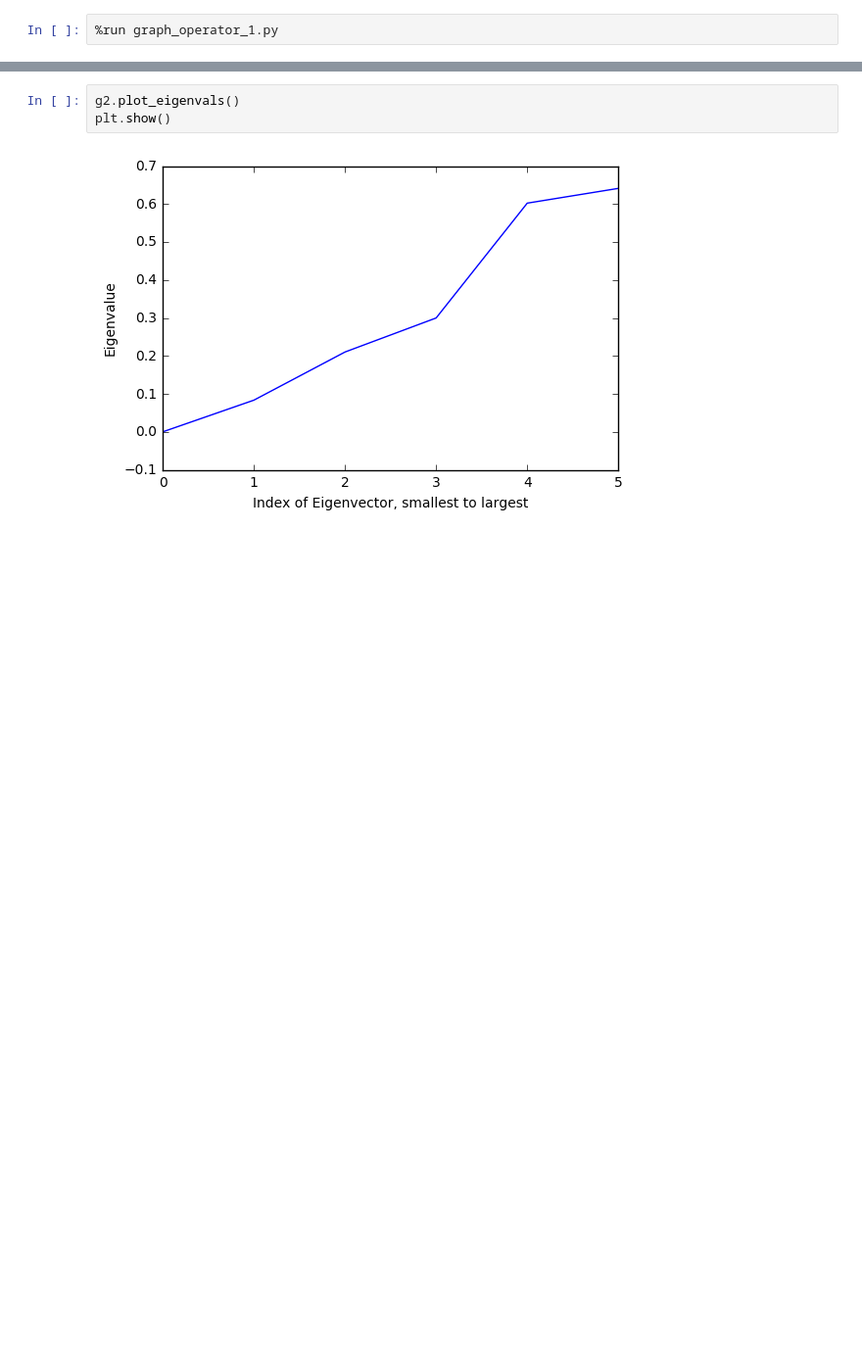
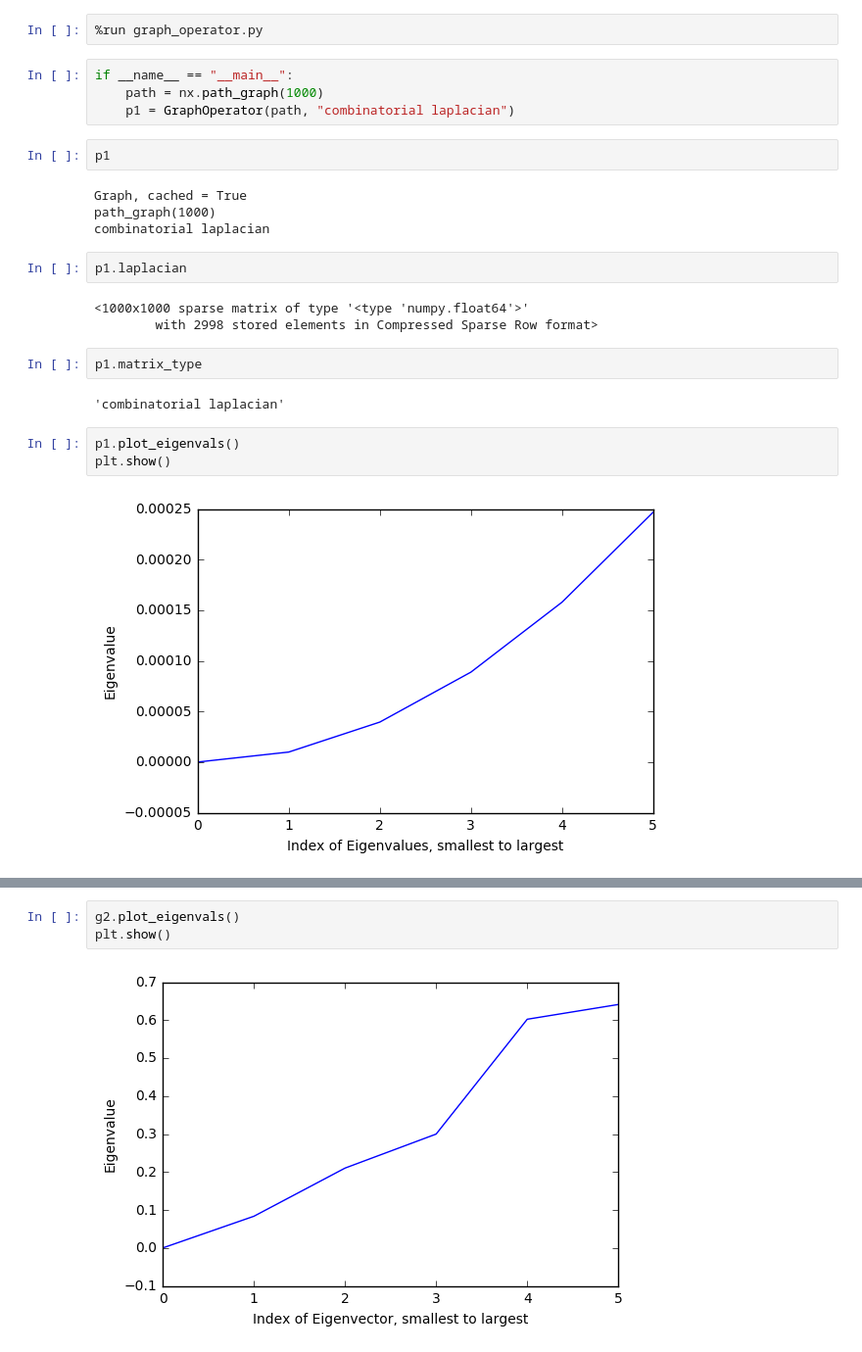
Before and after one commit to KMNitesh/rtg-networks, a Jupyter notebook: Class Graph.ipynb, the cells around one changed output, grey strips where cells are left out. Shown at 98% size. Saved outputs shown, nothing was run; the diff lists cells and outputs as text; blank space fills up the shorter version.

```diff
--- a/Class Graph.ipynb
+++ b/Class Graph.ipynb
@@ -1,2 +1,26 @@
 # %%
-%run graph_operator_1.py
+%run graph_operator.py
+# %%
+if __name__ == "__main__":
+    path = nx.path_graph(1000)
+    p1 = GraphOperator(path, "combinatorial laplacian")
+# %%
+p1
+# %% [output]
+Graph, cached = True
+path_graph(1000)
+combinatorial laplacian
+# %%
+p1.laplacian
+# %% [output]
+<1000x1000 sparse matrix of type '<type 'numpy.float64'>'
+        with 2998 stored elements in Compressed Sparse Row format>
+# %%
+p1.matrix_type
+# %% [output]
+'combinatorial laplacian'
+# %%
+p1.plot_eigenvals()
+plt.show()
+# %% [output]
+[figure, added]
```
Also changed, not shown: parts of 7 cells of this notebook, 2 other files.
